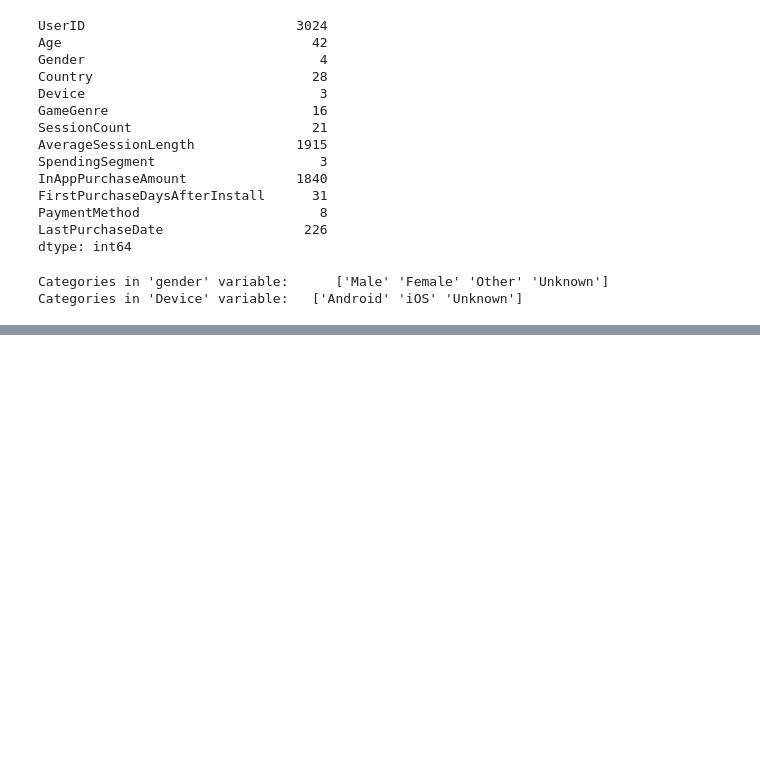
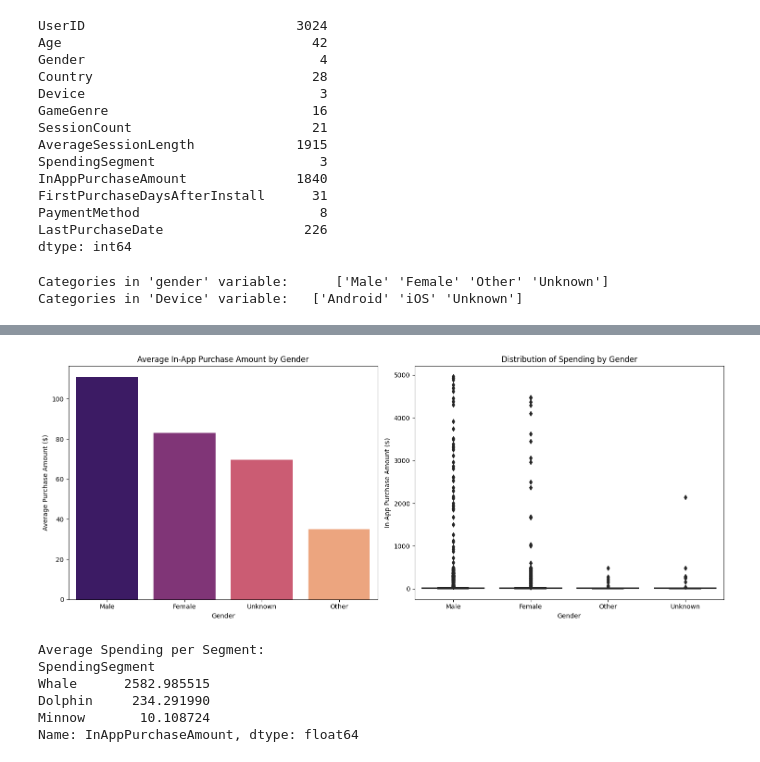
Before and after one commit to TaherBatterywala/In-App-Purchase-Spending-Analysis, a Jupyter notebook: notebook/EDA.ipynb, the cells around one changed output, grey strips where cells are left out. Cells and saved outputs as stored; diff of their text form; code cells hidden in the pictures; blank space fills up the shorter version.

```diff
--- a/notebook/EDA.ipynb
+++ b/notebook/EDA.ipynb
@@ -134,0 +242,4 @@ Categories in 'Device' variable:   ['Android' 'iOS' 'Unknown']
+# %%
+gender_spending = df.groupby('Gender')['InAppPurchaseAmount'].mean().sort_values(ascending=False)
+print("Average Spending per Gender:")
+print(gender_spending)
@@ -134,0 +254,33 @@ Categories in 'Device' variable:   ['Android' 'iOS' 'Unknown']
+# %%
+# Set up the plotting area with two subplots
+fig, axes = plt.subplots(1, 2, figsize=(15, 6))
+
+# Subplot 1: Bar Plot of Average Spending
+sns.barplot(x=gender_spending.index, y=gender_spending.values, ax=axes[0], palette='magma')
+axes[0].set_title('Average In-App Purchase Amount by Gender')
+axes[0].set_xlabel('Gender')
+axes[0].set_ylabel('Average Purchase Amount ($)')
+
+# Subplot 2: Box Plot of Spending Distribution
+sns.boxplot(x='Gender', y='InAppPurchaseAmount', data=df, ax=axes[1], palette='magma')
+axes[1].set_title('Distribution of Spending by Gender')
+axes[1].set_xlabel('Gender')
+axes[1].set_ylabel('In-App Purchase Amount ($)')
+
+plt.tight_layout()
+plt.show()
+# %% [output]
+[figure, added]
+# %%
+# Group by the 'SpendingSegment' and calculate the mean of 'InAppPurchaseAmount'
+segment_spending = df.groupby('SpendingSegment')['InAppPurchaseAmount'].mean().sort_values(ascending=False)
+
+print("Average Spending per Segment:")
+print(segment_spending)
+# %% [output]
+Average Spending per Segment:
+SpendingSegment
+Whale      2582.985515
+Dolphin     234.291990
+Minnow       10.108724
+Name: InAppPurchaseAmount, dtype: float64
```
Also changed, not shown: parts of 12 cells of this notebook.
